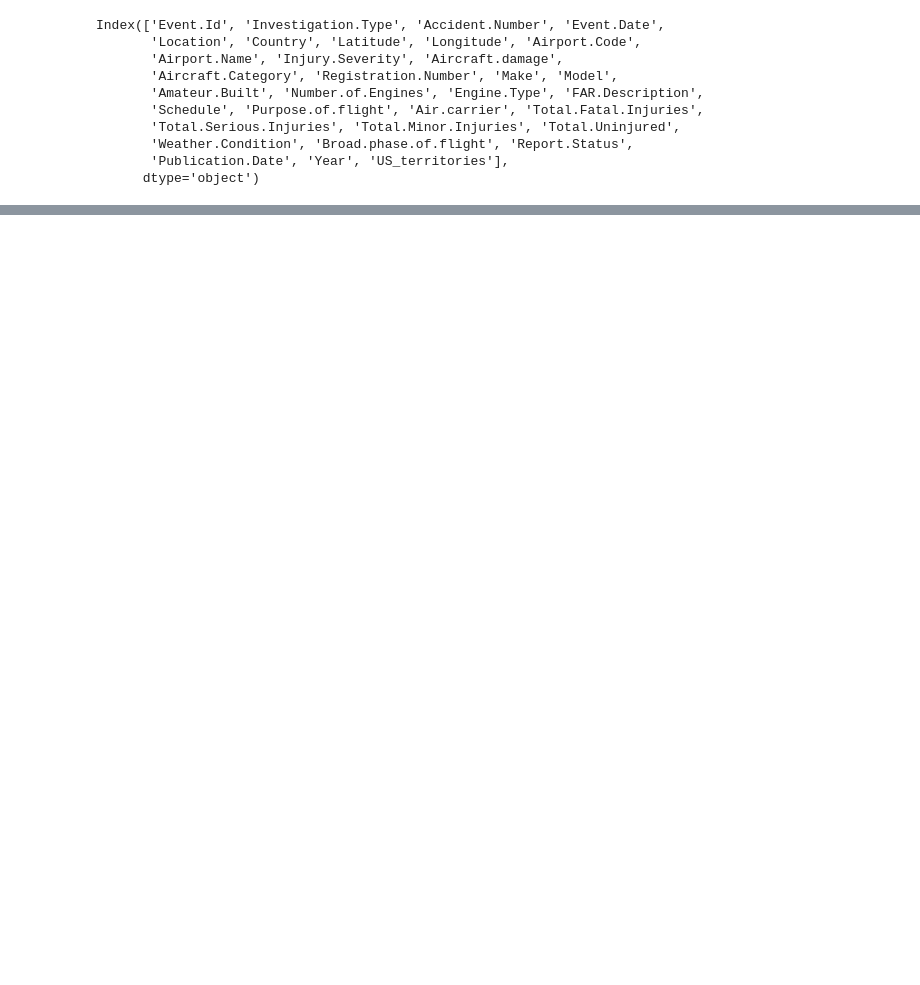
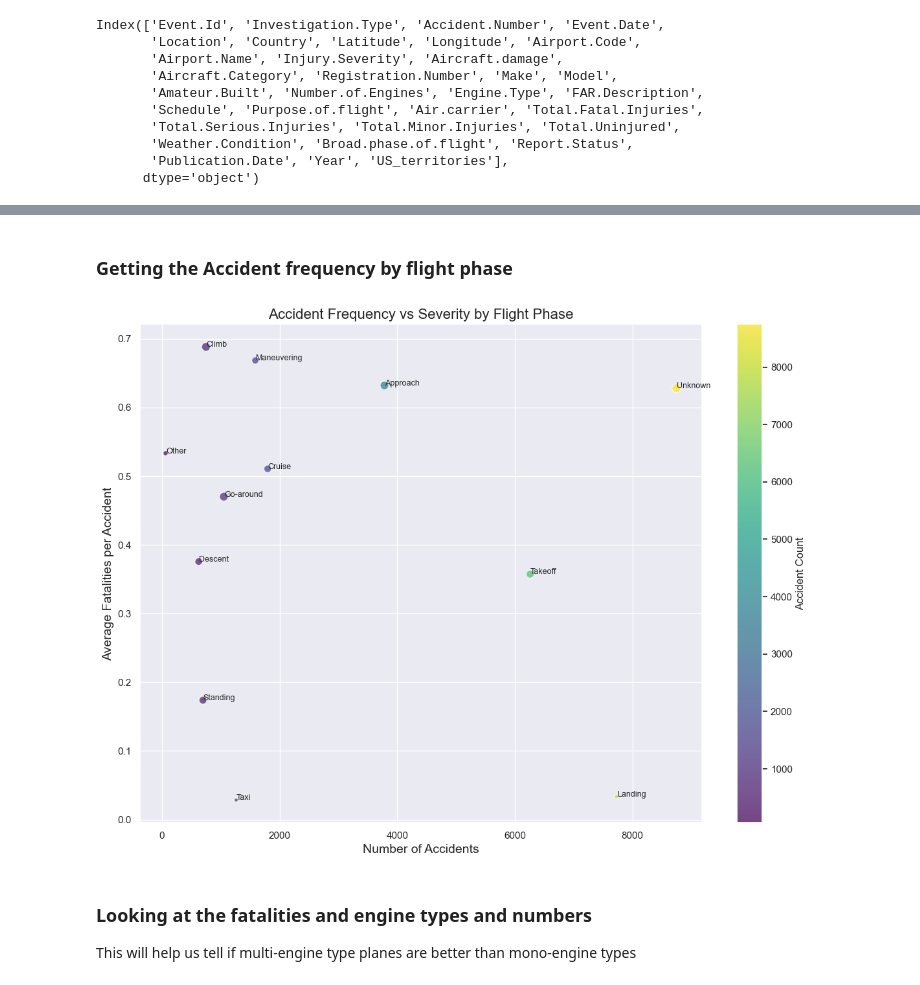
Before and after one commit to jnnjogu/Aviation_accidents_risk_assessment, a Jupyter notebook: moringa_project.ipynb, the cells around one changed output, grey strips where cells are left out. Saved outputs shown, nothing was run; the diff lists cells and outputs as text; code cells hidden in the pictures; blank space fills up the shorter version.

```diff
--- a/moringa_project.ipynb
+++ b/moringa_project.ipynb
@@ -558,0 +509,48 @@ make_phase_counts = df_clean.groupby(['Broad.phase.of.flight'])['Event.Id'].coun
+# %% [markdown]
+### Getting the Accident frequency by flight phase
+# %%
+# Group the dataset by 'Broad.phase.of.flight' and calculate:
+# - Average fatalities per accident
+# - Average serious injuries per accident
+# - Total number of accidents
+severity_by_phase = df_clean.groupby('Broad.phase.of.flight').agg(
+    avg_fatalities=('Total.Fatal.Injuries', 'mean'),
+    avg_serious_injuries=('Total.Serious.Injuries', 'mean'),
+    accident_count=('Event.Id', 'count')
+).reset_index()
+
+# Now plot
+plt.figure(figsize=(14,10))
+
+# Creating a Scatter plot (Bubble plot)
+scatter = plt.scatter(
+    x=severity_by_phase['accident_count'], # data on the x axis
+    y=severity_by_phase['avg_fatalities'], # data on the y axis
+    s=severity_by_phase['avg_serious_injuries']*300,  # Scale bubble sizes
+    c=severity_by_phase['accident_count'],             # Color by accident count
+    cmap='viridis',
+    alpha=0.7,
+    edgecolors="w"
+)
+
+# Add flight phase labels to each bubble
+for i in range(severity_by_phase.shape[0]):
+    plt.text(
+        severity_by_phase['accident_count'][i]+5,   # Little nudge to right
+        severity_by_phase['avg_fatalities'][i],
+        severity_by_phase['Broad.phase.of.flight'][i],
+        fontsize=9
+    )
+
+# Adds Titles and axis labels
+plt.title('Accident Frequency vs Severity by Flight Phase', fontsize=16)
+plt.xlabel('Number of Accidents', fontsize=14)
+plt.ylabel('Average Fatalities per Accident', fontsize=14)
+plt.colorbar(label='Accident Count')
+plt.grid(True)
+plt.show()
+# %% [output]
+[figure, added]
+# %% [markdown]
+### Looking at the fatalities and engine types and numbers
+This will help us tell if multi-engine type planes are better than mono-engine types
```
Also changed, not shown: parts of 43 cells of this notebook, 1 other file.
